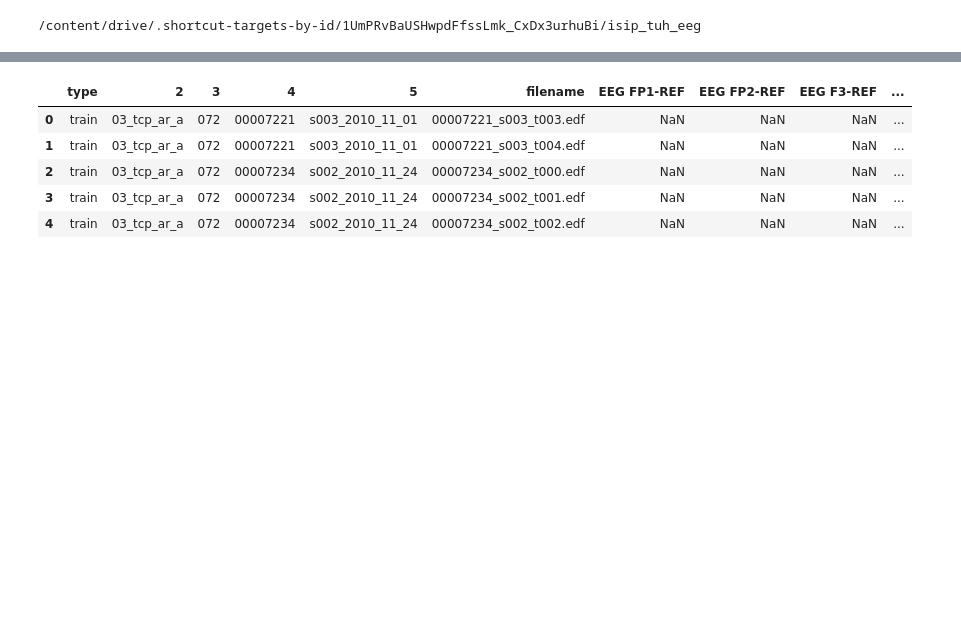
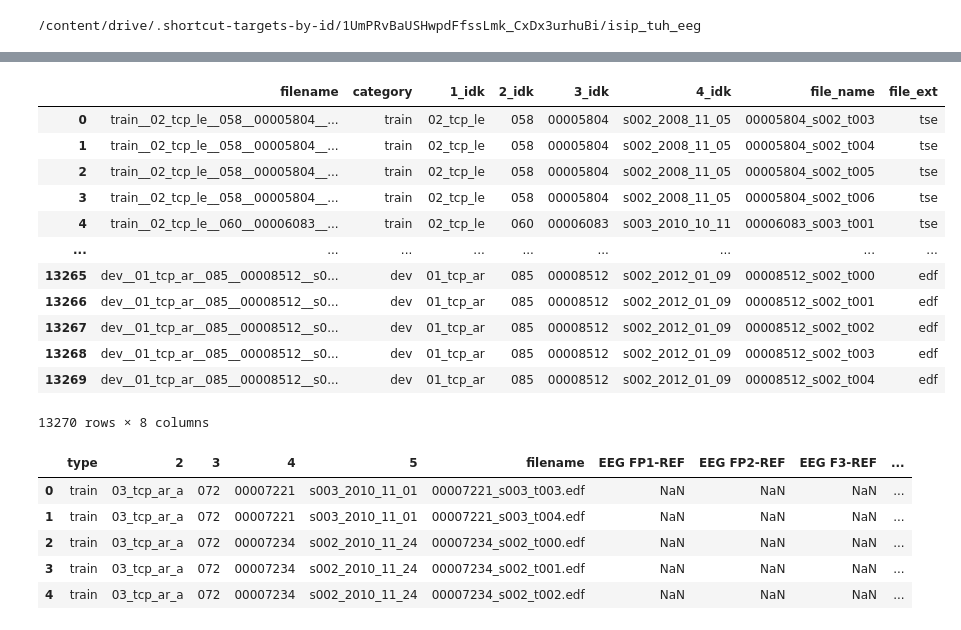
Before and after one commit to Janina712/MLTSA_FinalProject, a Jupyter notebook: Preprocess_pipeline.ipynb, the cells around one changed output, grey strips where cells are left out. Cells and saved outputs as stored; diff of their text form; code cells hidden in the pictures; blank space fills up the shorter version.

```diff
--- a/Preprocess_pipeline.ipynb
+++ b/Preprocess_pipeline.ipynb
@@ -73,2 +59,3 @@ Creating two different list for .tse and .edf files
 # %%
-tse_files = list(Path(drive_tuh_eeg_loc).glob('*.tse'))
+downloaded_files = list(Path(drive_tuh_eeg_loc).glob('*'))
+downloaded_files[:3]
@@ -89,12 +71,5 @@ edf_files[:3]
 # %%
-data_files = pd.DataFrame(
-    [s.name.split('__') for s in edf_files[:10]],
-    columns=[
-      'type',
-      2, #??
-      3,
-      4,
-      5,
-      'filename'
-    ]
-    )
+files_raw_df = pd.DataFrame(
+  [fpath.name for fpath in downloaded_files],
+  columns = ['filename']
+)
@@ -114,0 +101,23 @@ data_files
+# %%
+def split_fname(row):
+
+  split_row_str = row['filename'].split('__')
+
+  fname, file_ext = split_row_str[-1].split('.')
+
+  row['category'] = split_row_str[0]
+  row['1_idk'] = split_row_str[1]
+  row['2_idk'] = split_row_str[2]
+  row['3_idk'] = split_row_str[3]
+  row['4_idk'] = split_row_str[4]
+  row['file_name'] = fname #fname WITHOUT file extension
+  row['file_ext'] = file_ext #file extension (.edf or .tse)
+
+  return row
+# %%
+# not the most efficient way, but it's expressive
+
+files_raw_df = files_raw_df.progress_apply(
+  split_fname,
+  axis=1
+)
@@ -115,3 +179,19 @@ data_files
+# %%
+files_raw_df
+# %% [output]
+|  | filename | category | 1_idk | 2_idk | 3_idk | 4_idk | file_name | file_ext |
+| 0 | train__02_tcp_le__058__00005804__... | train | 02_tcp_le | 058 | 00005804 | s002_2008_11_05 | 00005804_s002_t003 | tse |
+| 1 | train__02_tcp_le__058__00005804__... | train | 02_tcp_le | 058 | 00005804 | s002_2008_11_05 | 00005804_s002_t004 | tse |
+| 2 | train__02_tcp_le__058__00005804__... | train | 02_tcp_le | 058 | 00005804 | s002_2008_11_05 | 00005804_s002_t005 | tse |
+| 3 | train__02_tcp_le__058__00005804__... | train | 02_tcp_le | 058 | 00005804 | s002_2008_11_05 | 00005804_s002_t006 | tse |
+| 4 | train__02_tcp_le__060__00006083__... | train | 02_tcp_le | 060 | 00006083 | s003_2010_10_11 | 00006083_s003_t001 | tse |
+| ... | ... | ... | ... | ... | ... | ... | ... | ... |
+| 13265 | dev__01_tcp_ar__085__00008512__s0... | dev | 01_tcp_ar | 085 | 00008512 | s002_2012_01_09 | 00008512_s002_t000 | edf |
+| 13266 | dev__01_tcp_ar__085__00008512__s0... | dev | 01_tcp_ar | 085 | 00008512 | s002_2012_01_09 | 00008512_s002_t001 | edf |
+| 13267 | dev__01_tcp_ar__085__00008512__s0... | dev | 01_tcp_ar | 085 | 00008512 | s002_2012_01_09 | 00008512_s002_t002 | edf |
+| 13268 | dev__01_tcp_ar__085__00008512__s0... | dev | 01_tcp_ar | 085 | 00008512 | s002_2012_01_09 | 00008512_s002_t003 | edf |
+| 13269 | dev__01_tcp_ar__085__00008512__s0... | dev | 01_tcp_ar | 085 | 00008512 | s002_2012_01_09 | 00008512_s002_t004 | edf |
+13270 rows × 8 columns
 # %%
 channels = ['EEG FP1-REF',
               'EEG FP2-REF',
```
Also changed, not shown: parts of 22 cells of this notebook.
